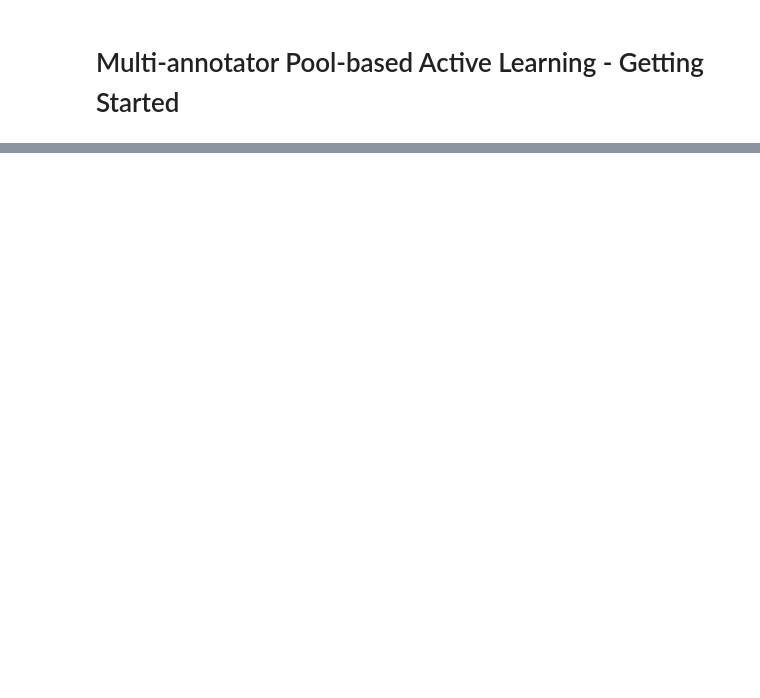
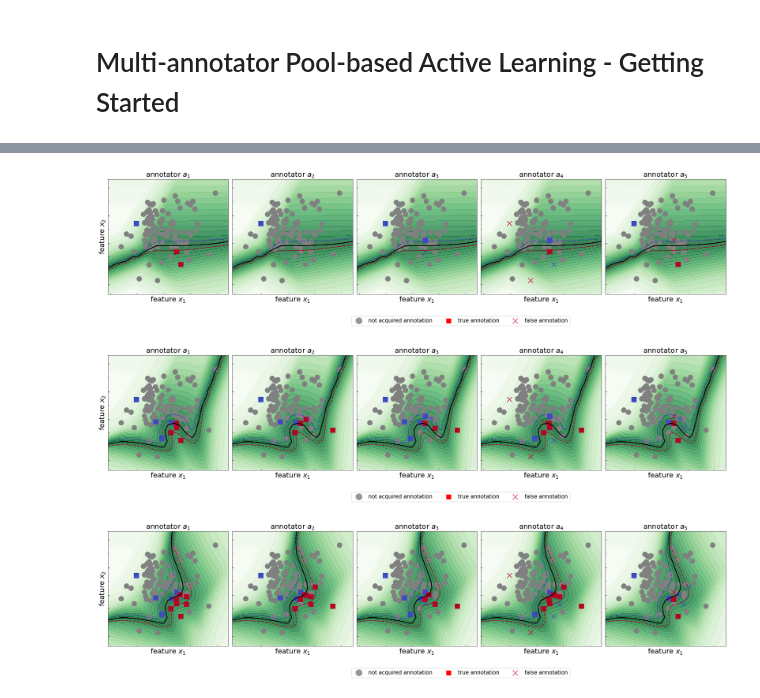
Before and after one commit to scikit-activeml/scikit-activeml, a Jupyter notebook: tutorials/10_multiple_annotators_getting_started.ipynb, the cells around one changed output, grey strips where cells are left out. Saved outputs shown, nothing was run; the diff lists cells and outputs as text; code cells hidden in the pictures; blank space fills up the shorter version.

```diff
--- a/tutorials/10_multiple_annotators_getting_started.ipynb
+++ b/tutorials/10_multiple_annotators_getting_started.ipynb
@@ -52,4 +70,9 @@ strategy as an argument to the wrapper, also specifying the number of annotators
 # %%
-clf = PWC(classes=np.unique(y_true))
+clf = PWC(
+    classes=np.unique(y_true),
+    metric="rbf",
+    metric_dict={"gamma": 2},
+    random_state=0,
+)
 sa_qs = UncertaintySampling(random_state=0)
 ma_qs = MultiAnnotWrapper(sa_qs, random_state=0)
@@ -95,0 +84,48 @@ for c in range(n_cycle):
+# %%
+# function to be able to index via an array of indices
+idx = lambda A: (A[:, 0], A[:, 1])
+
+n_cycle = 20
+
+# the already observed labels for each sample and annotator
+y = np.full(shape=(n_samples, n_annotators), fill_value=MISSING_LABEL)
+clf.fit(X, majority_vote(y))
+for c in range(n_cycle):
+    A_cand = is_unlabeled(y)
+
+    # the needed query parameters for the wrapped single annotator query strategy
+    query_params_dict = {"clf": clf}
+
+    query_idx = ma_qs.query(
+        X,
+        y,
+        batch_size=3,
+        n_annotators_per_sample=3,
+        query_params_dict=query_params_dict,
+    )
+
+    y[idx(query_idx)] = y_annot[idx(query_idx)]
+    clf.fit(X, majority_vote(y, random_state=0))
+    if c in [4, 13, 19]:
+        ma_qs_arg_dict = {"query_params_dict": query_params_dict}
+        fig = plot_ma_current_state(
+            X,
+            y,
+            y_true,
+            ma_qs,
+            clf,
+            epsilon=1,
+            ma_qs_arg_dict=ma_qs_arg_dict,
+            fig_size=(25, 5.5),
+            legend_dict={"bbox_to_anchor": [0.4, -0.15], "ncol": 3},
+            fontsize=FONTSIZE,
+            marker_size=MARKER_SIZE,
+            res=100,
+            contour_dict={"levels": 20},
+        )
+        fig.tight_layout()
+        plt.show()
+# %% [output]
+[figure, added]
+[figure, added]
+[figure, added]
```
Also changed, not shown: parts of 13 cells of this notebook, 15 other files.
